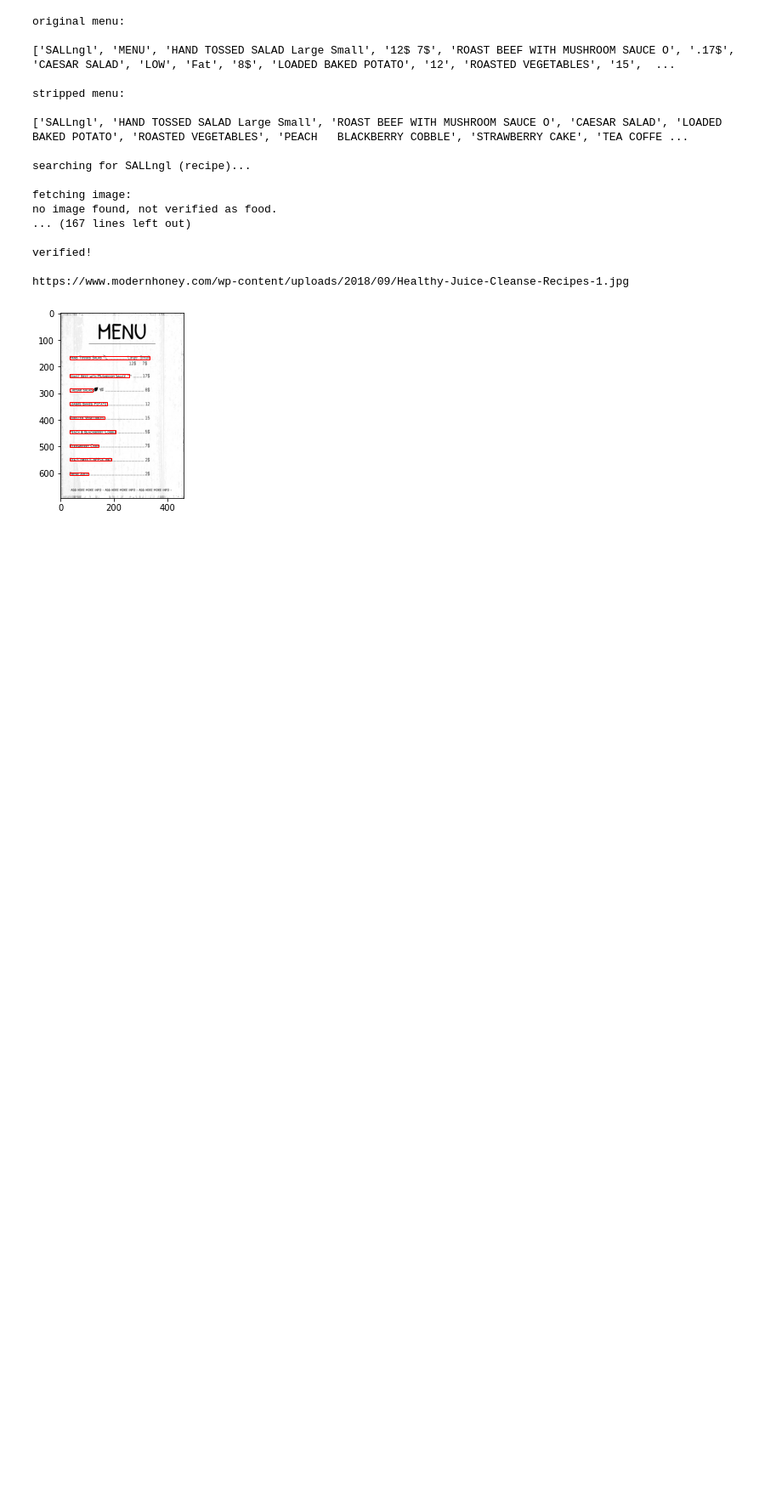
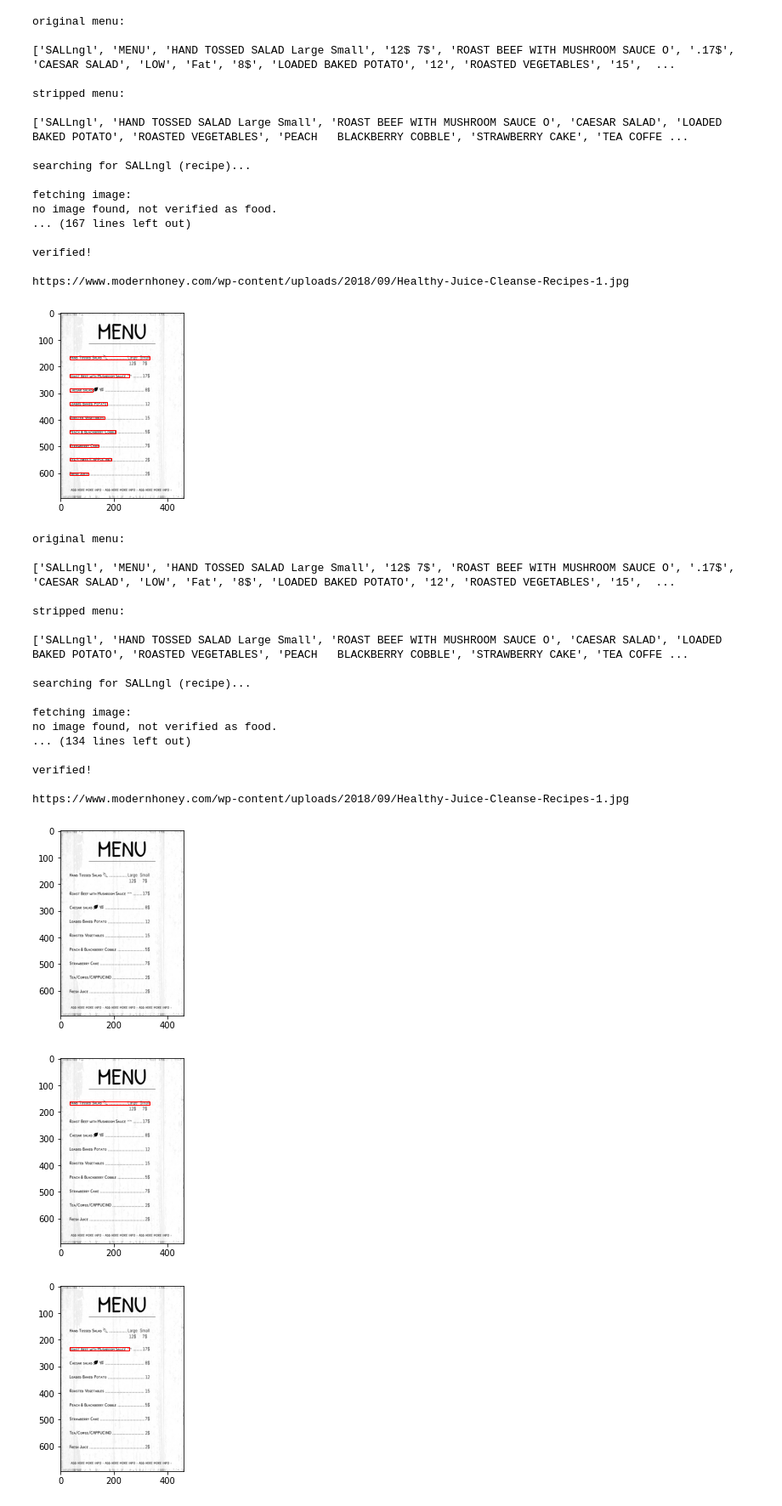
Before and after one commit to nguyenngocyennga/menu_me, a Jupyter notebook: notebooks/alan_updated_stripper_and_food_checker.ipynb, the cells around one changed output. Shown: that part at 85% size. Cells and saved outputs as stored; diff of their text form; code cells hidden in the pictures; blank space fills up the shorter version.

Commit message:
added one at a time box drawer

```diff
--- a/notebooks/alan_updated_stripper_and_food_checker.ipynb
+++ b/notebooks/alan_updated_stripper_and_food_checker.ipynb
@@ -160,7 +160,8 @@ def optimized_image_fetch_and_check(query):
     print(url)
     print()
 
-    verified_queries = ['cheeseburger','burger','pizza','fried chicken','ice cream sundae','fuyung hai','screwdriver','redbull']
+    verified_queries = ['cheeseburger','burger','pizza','fried chicken','ice cream sundae','fuyung hai','screwdriver','redbull',
+                       'loaded baked potato', 'roasted vegetables','strawberry cake']
 
     if query.lower() in verified_queries:
         print(f'{query} already in known foods database, no need to verify!')
@@ -182,7 +183,7 @@ def optimized_image_fetch_and_check(query):
         n_chars = len(texts[0].description)
 
     print('verification filter:')
-    print('label must be Food, Tableware, Bottle,Beverage can, Liquid, or Water')
+    print('label must be Food, Tableware, Bottle, Beverage can, Liquid, or Water')
     print('score must be above .955')
     print('number of chars must be below 200')
     print()
@@ -452,3 +453,52 @@ verified!
 
 https://www.modernhoney.com/wp-content/uploads/2018/09/Healthy-Juice-Cleanse-Recipes-1.jpg
 [figure]
+# %%
+def show_one_text_box_at_a_time(path):
+
+    # show menu without boxes
+    show_text_boxes(path, dict())
+
+    response = text_detection_full_response(path)
+
+    stripped_menu = strip_menu(response)
+    detected_df = detect_text_boxes(response)
+
+    full_box_dict = dict()
+
+    for item in stripped_menu:
+        image_url = optimized_image_fetch_and_check(item)
+        if image_url is not None:
+            url_dict = {item:image_url}
+            box_dict = map_text_boxes(detected_df, url_dict)
+            for key, value in zip(box_dict.keys(),box_dict.values()):
+                full_box_dict[key] = value
+
+            # show menu with one item boxed
+            show_text_boxes(path, box_dict)
+
+    # show menu with all items boxed
+    show_text_boxes(path, full_box_dict)
+# %%
+show_one_text_box_at_a_time('../raw_data/all_menus/english_menu_10.jpg')
+# %% [output]
+original menu:
+
+['SALLngl', 'MENU', 'HAND TOSSED SALAD Large Small', '12$ 7$', 'ROAST BEEF WITH MUSHROOM SAUCE O', '.17$', 'CAESAR SALAD', 'LOW', 'Fat', '8$', 'LOADED BAKED POTATO', '12', 'ROASTED VEGETABLES', '15',  ...
+
+stripped menu:
+
+['SALLngl', 'HAND TOSSED SALAD Large Small', 'ROAST BEEF WITH MUSHROOM SAUCE O', 'CAESAR SALAD', 'LOADED BAKED POTATO', 'ROASTED VEGETABLES', 'PEACH   BLACKBERRY COBBLE', 'STRAWBERRY CAKE', 'TEA COFFE ...
+
+searching for SALLngl (recipe)...
+
+fetching image:
+no image found, not verified as food.
+... (134 lines left out)
+
+verified!
+
+https://www.modernhoney.com/wp-content/uploads/2018/09/Healthy-Juice-Cleanse-Recipes-1.jpg
+[figure, added]
+[figure, added]
+[figure, added]
```
Also changed, not shown: parts of 1 cell of this notebook.
